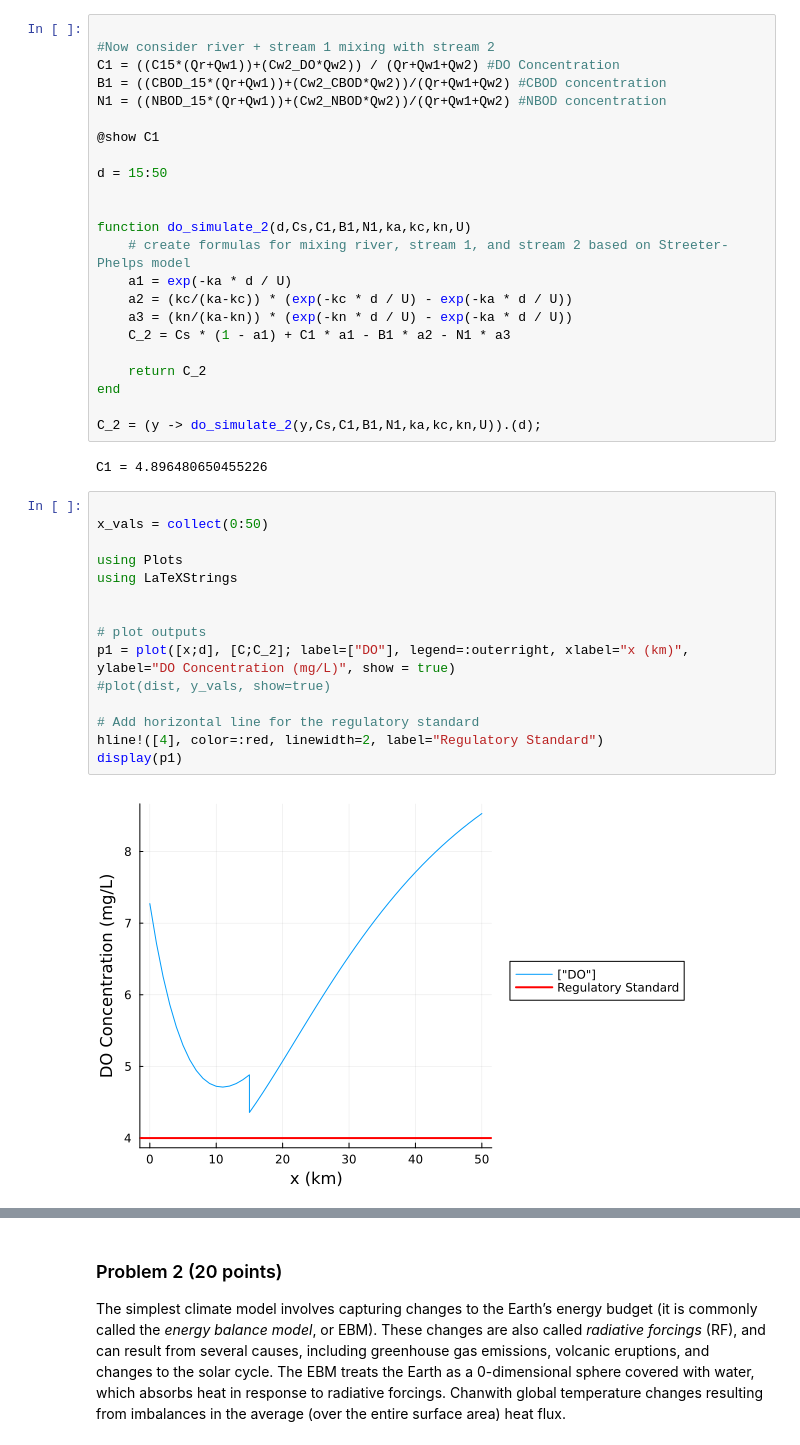
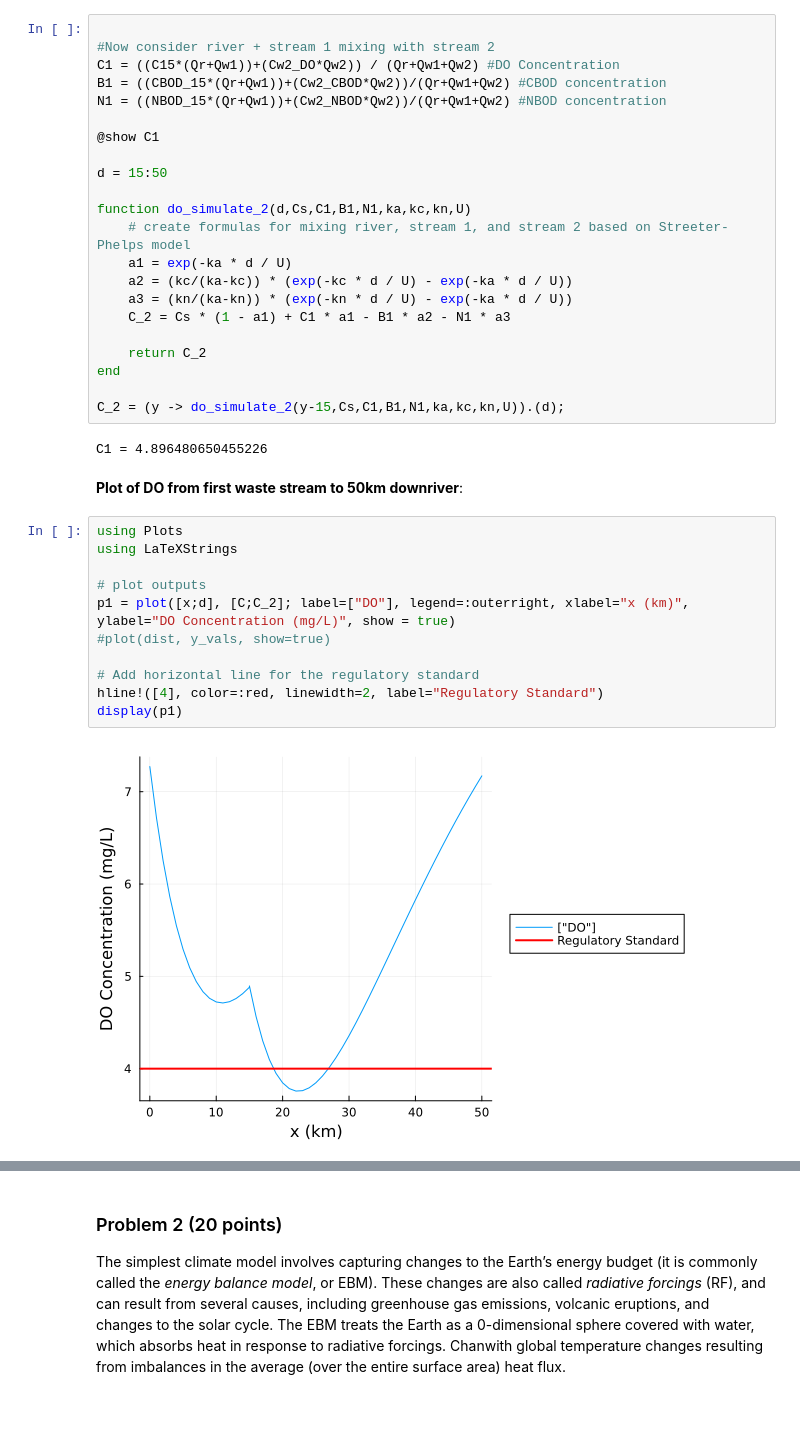
Before and after one commit to BEE4750-FA24/hw3-isamabay, a Jupyter notebook: hw03.ipynb, the cells around one changed output, grey strips where cells are left out. Cells and saved outputs as stored; diff of their text form; blank space fills up the shorter version.

```diff
--- a/hw03.ipynb
+++ b/hw03.ipynb
@@ -144,7 +144,6 @@ N1 = ((NBOD_15*(Qr+Qw1))+(Cw2_NBOD*Qw2))/(Qr+Qw1+Qw2) #NBOD concentration
 
 d = 15:50
 
-
 function do_simulate_2(d,Cs,C1,B1,N1,ka,kc,kn,U)
     # create formulas for mixing river, stream 1, and stream 2 based on Streeter-Phelps model
     a1 = exp(-ka * d / U)
@@ -155,23 +154,21 @@ function do_simulate_2(d,Cs,C1,B1,N1,ka,kc,kn,U)
     return C_2
 end
 
-C_2 = (y -> do_simulate_2(y,Cs,C1,B1,N1,ka,kc,kn,U)).(d);
+C_2 = (y -> do_simulate_2(y-15,Cs,C1,B1,N1,ka,kc,kn,U)).(d);
 # %% [output]
 C1 = 4.896480650455226
+# %% [markdown]
+**Plot of DO from first waste stream to 50km downriver**:
 # %%
-
-x_vals = collect(0:50)
-
 using Plots
 using LaTeXStrings
-
 
 # plot outputs
 p1 = plot([x;d], [C;C_2]; label=["DO"], legend=:outerright, xlabel="x (km)", ylabel="DO Concentration (mg/L)", show = true)
 #plot(dist, y_vals, show=true)
 
 # Add horizontal line for the regulatory standard
 hline!([4], color=:red, linewidth=2, label="Regulatory Standard")
 display(p1)
 # %% [output]
-[figure, old version]
+[figure, new version]
```
Also changed, not shown: parts of 11 cells of this notebook, 2 other files.
